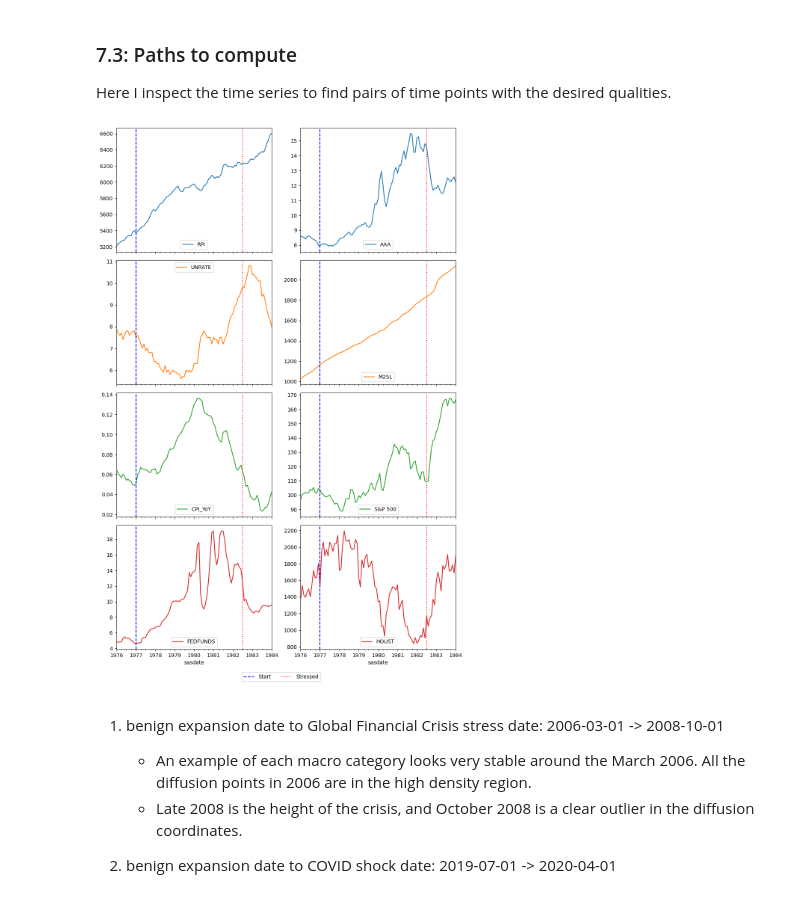
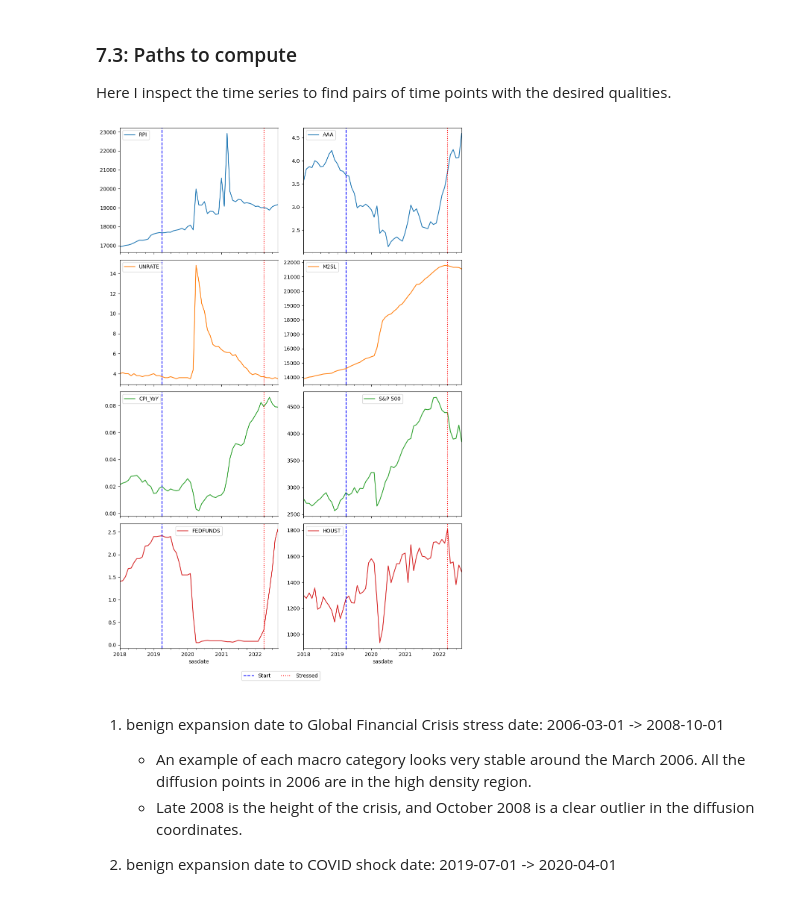
Before and after one commit to adamfowliee/JDKF_Starter, a Jupyter notebook: dissertation_brief/brief_phase4.ipynb, the cells around one changed output. Cells and saved outputs as stored; diff of their text form; code cells hidden in the pictures.

```diff
--- a/dissertation_brief/brief_phase4.ipynb
+++ b/dissertation_brief/brief_phase4.ipynb
@@ -113,35 +113,35 @@ def plot_variables_in_period(selected_vars, start, end, point1=None, point2=None
     if len(selected_vars) > 8:
         raise ValueError("Too many variables to plot")
 
     fred_md_selected = fred_md[selected_vars]
     fred_md_selected_ref = fred_md_selected.loc[start: end]
     num_rows = 4; num_cols = 2
     fig, axes = plt.subplots(num_rows, num_cols, figsize=(10, 15), sharex=True)
 
     col1_axes = axes[:, 0]; col2_axes = axes[:, 1]
 
     fred_md_selected_ref[selected_vars[:4]].plot(subplots=True, ax=col1_axes[:4])
     fred_md_selected_ref[selected_vars[4:8]].plot(subplots=True, ax=col2_axes[:len(selected_vars[4:8])])
 
     for ax in axes.flat:
         if not ax.has_data():
             ax.set_visible(False)
             continue
 
         if point1 and point2:
             line1 = ax.axvline(x=point1, color='blue', linestyle='--', linewidth=1.5, label='Start')
             line2 = ax.axvline(x=point2, color='red', linestyle=':', linewidth=1.5, label='Stressed')
 
     if point1 and point2:
         fig.legend(handles=[line1, line2],  loc='lower center', ncol=2)
 
     plt.tight_layout()
     plt.subplots_adjust(bottom=0.06)
     plt.show()
 
-plot_variables_in_period(selected_vars, start="1976-01-01", end="1984-01-01", point1="1977-01-01", point2="1982-07-01")
+plot_variables_in_period(selected_vars, start="2018-01-01", end="2022-09-01", point1="2019-04-01", point2="2022-04-01")
 # %% [output]
-[figure, old version]
+[figure, new version]
 # %% [markdown]
 1. benign expansion date to Global Financial Crisis stress date: 2006-03-01 -> 2008-10-01
     - An example of each macro category looks very stable around the March 2006. All the diffusion points in 2006 are in the high density region.
```
Also changed, not shown: parts of 3 cells of this notebook, 19 other files.
